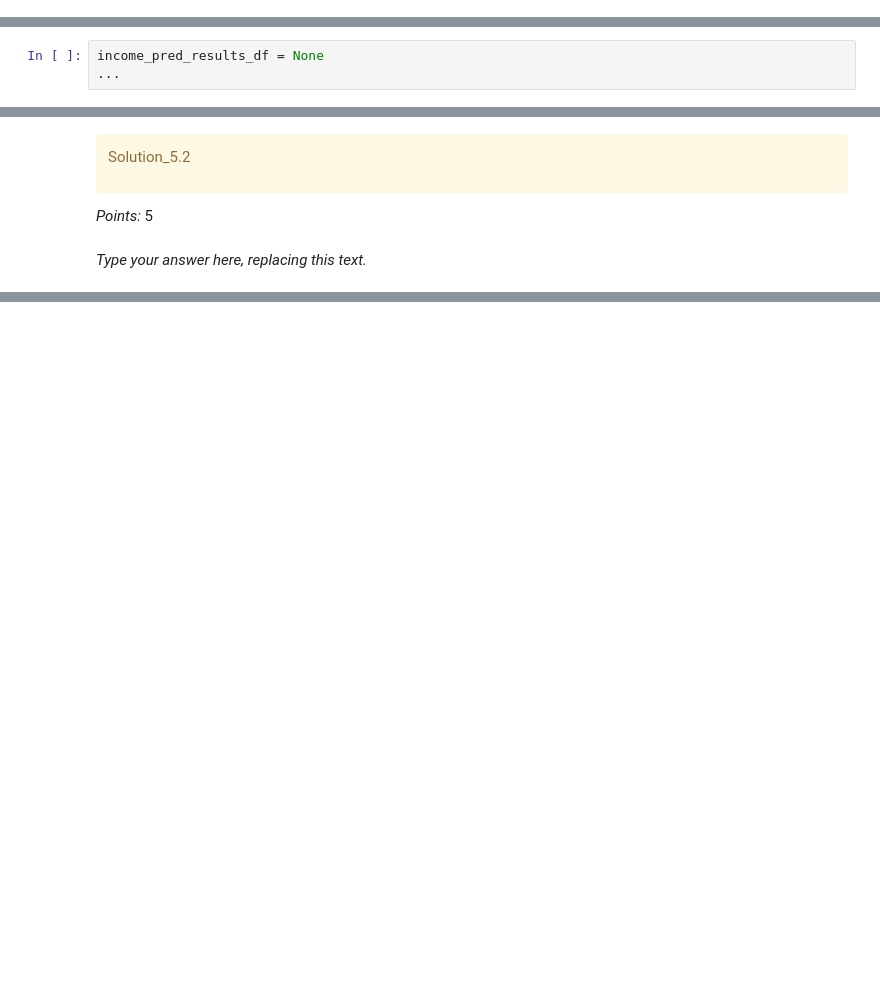
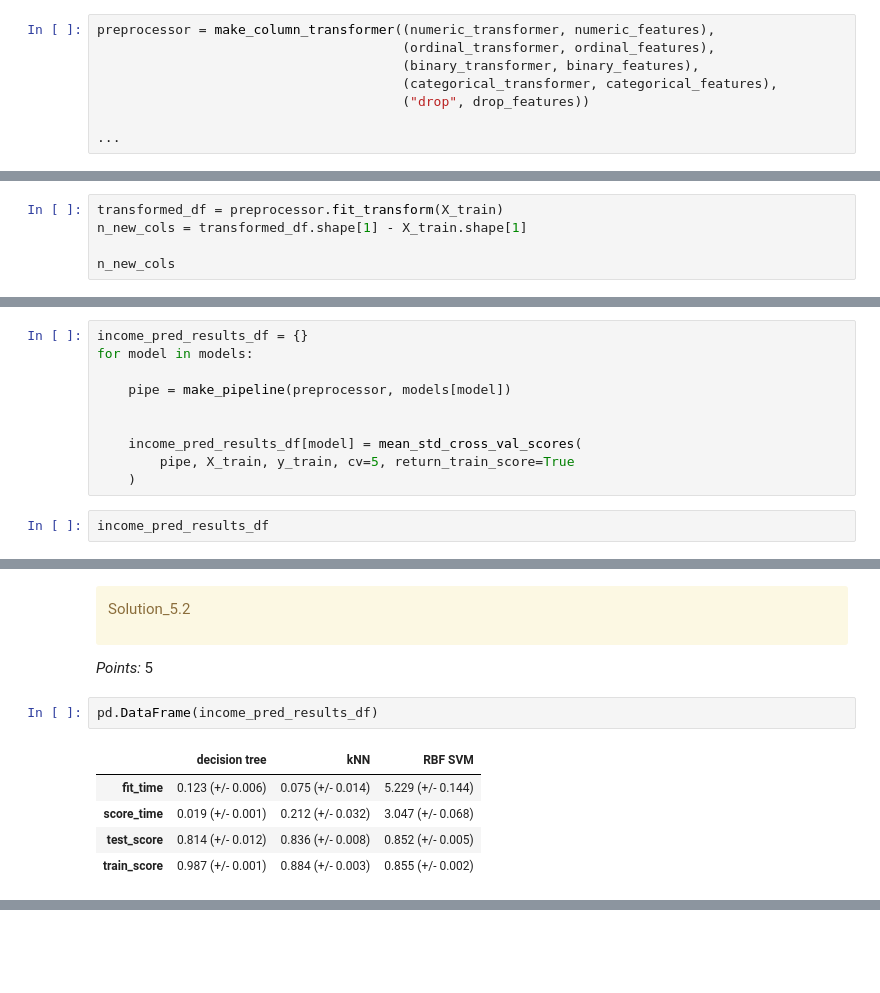
Before and after one commit to kevsoupss/cs330_hw3, a Jupyter notebook: hw3.ipynb, the cells around one changed output, grey strips where cells are left out. Cells and saved outputs as stored; diff of their text form; blank space fills up the shorter version.

```diff
--- a/hw3.ipynb
+++ b/hw3.ipynb
@@ -646,0 +595,8 @@ Ellipsis
+# %%
+preprocessor = make_column_transformer((numeric_transformer, numeric_features),
+                                       (ordinal_transformer, ordinal_features),
+                                       (binary_transformer, binary_features),
+                                       (categorical_transformer, categorical_features),
+                                       ("drop", drop_features))
+
+...
@@ -646,0 +605,5 @@ Ellipsis
+# %%
+transformed_df = preprocessor.fit_transform(X_train)
+n_new_cols = transformed_df.shape[1] - X_train.shape[1]
+
+n_new_cols
@@ -779,6 +734,15 @@ Solution_5.1
 </div>
 
 _Points:_ 10
+# %%
+income_pred_results_df = {}
+for model in models:
+
+    pipe = make_pipeline(preprocessor, models[model])
+
+
+    income_pred_results_df[model] = mean_std_cross_val_scores(
+        pipe, X_train, y_train, cv=5, return_train_score=True
+    )
 # %%
-income_pred_results_df = None
-...
+income_pred_results_df
@@ -809,5 +787,11 @@ Solution_5.2
 </div>
 
 _Points:_ 5
-# %% [markdown]
-_Type your answer here, replacing this text._
+# %%
+pd.DataFrame(income_pred_results_df)
+# %% [output]
+|  | decision tree | kNN | RBF SVM |
+| fit_time | 0.123 (+/- 0.006) | 0.075 (+/- 0.014) | 5.229 (+/- 0.144) |
+| score_time | 0.019 (+/- 0.001) | 0.212 (+/- 0.032) | 3.047 (+/- 0.068) |
+| test_score | 0.814 (+/- 0.012) | 0.836 (+/- 0.008) | 0.852 (+/- 0.005) |
+| train_score | 0.987 (+/- 0.001) | 0.884 (+/- 0.003) | 0.855 (+/- 0.002) |
```
Also changed, not shown: parts of 37 cells of this notebook, 1 other file.
